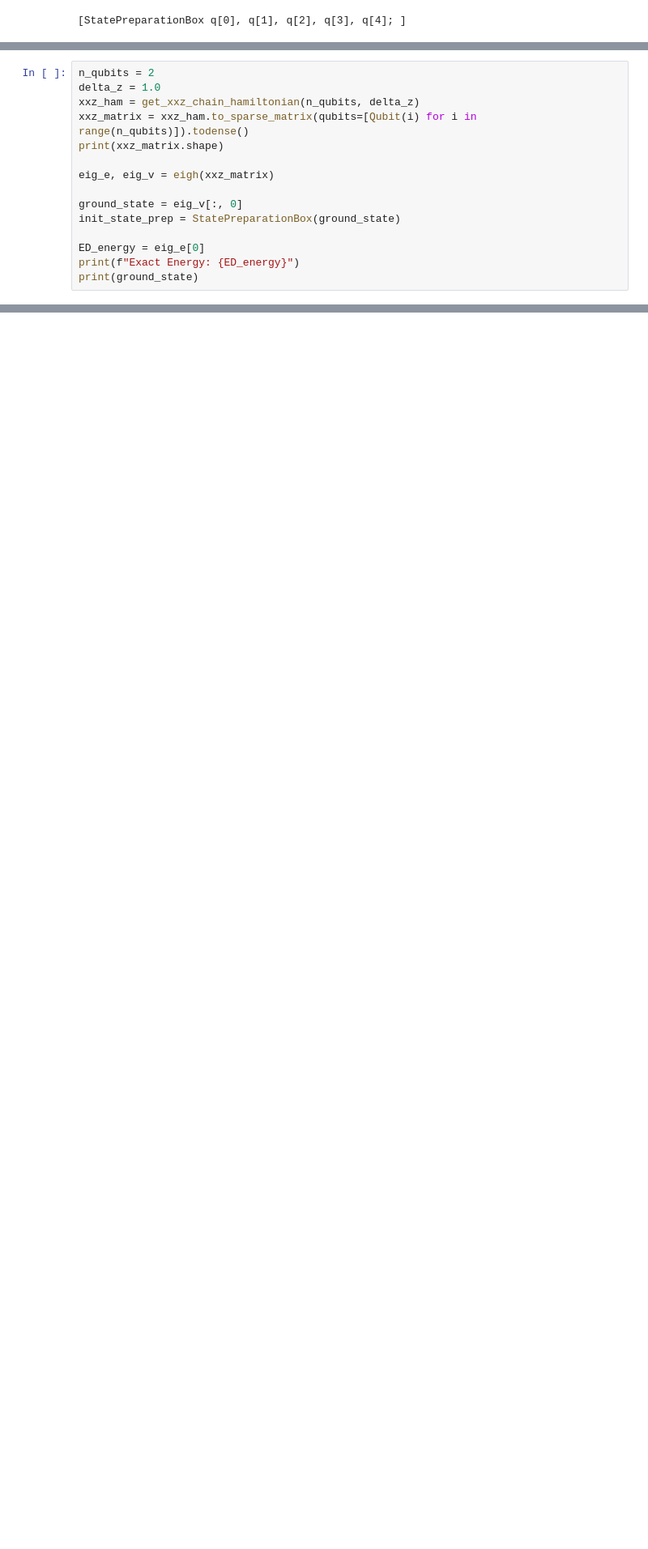
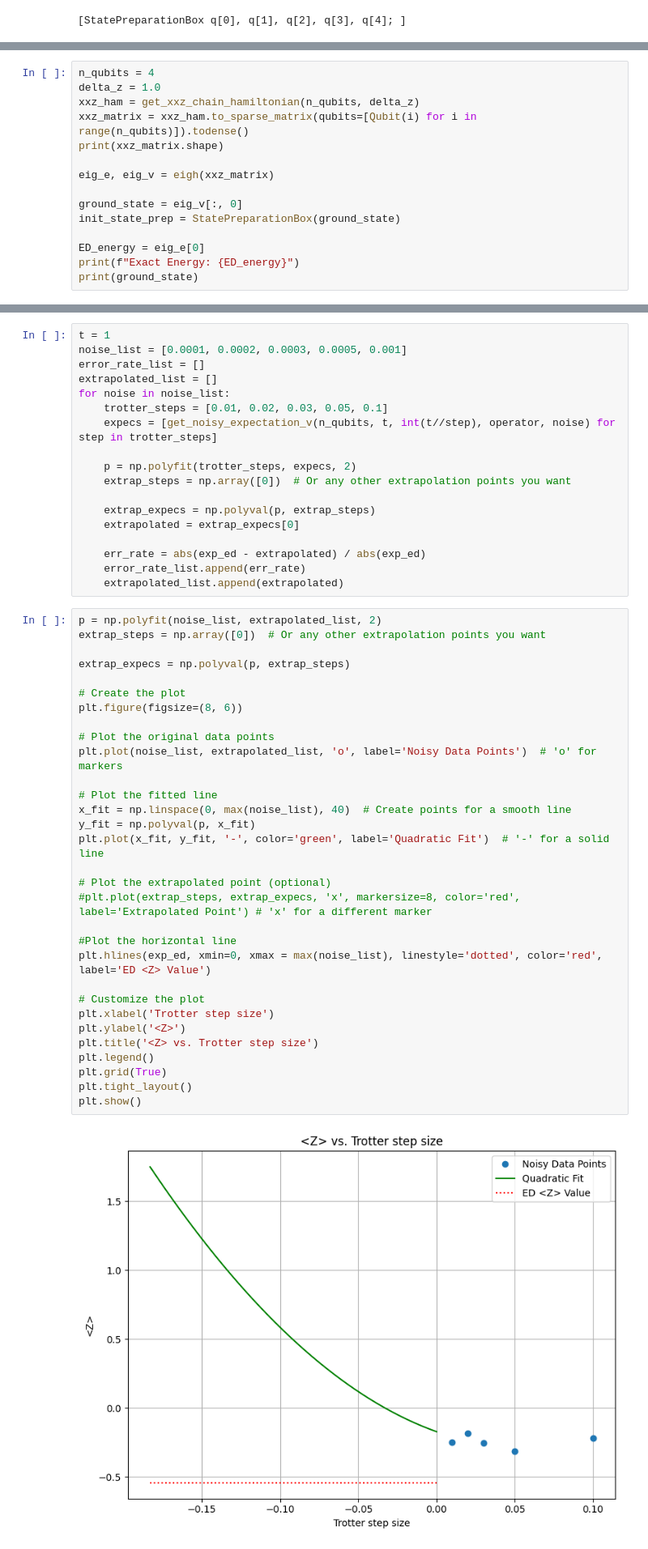
Before and after one commit to SiruLee/2025-Quantinuum, a Jupyter notebook: notebooks/hamiltonian_simulation.ipynb, the cells around one changed output, grey strips where cells are left out. Shown: that part at 81% size. Drawn from its saved outputs; the diff is of its cells as text; blank space fills up the shorter version.

Commit message:
Extrapolation

```diff
--- a/notebooks/hamiltonian_simulation.ipynb
+++ b/notebooks/hamiltonian_simulation.ipynb
@@ -1371,7 +1371,7 @@ from pytket.extensions.qiskit import AerStateBackend
 project = qnexus.projects.get_or_create(name="2025 iQuHack THQI")
 qnexus.context.set_active_project(project)
 # %%
-n_qubits = 2
+n_qubits = 4
 delta_z = 1.0
 xxz_ham = get_xxz_chain_hamiltonian(n_qubits, delta_z)
 xxz_matrix = xxz_ham.to_sparse_matrix(qubits=[Qubit(i) for i in range(n_qubits)]).todense()
@@ -1446,0 +1515,51 @@ print(fidelity)
+# %%
+t = 1
+noise_list = [0.0001, 0.0002, 0.0003, 0.0005, 0.001]
+error_rate_list = []
+extrapolated_list = []
+for noise in noise_list:
+    trotter_steps = [0.01, 0.02, 0.03, 0.05, 0.1]
+    expecs = [get_noisy_expectation_v(n_qubits, t, int(t//step), operator, noise) for step in trotter_steps]
+
+    p = np.polyfit(trotter_steps, expecs, 2)
+    extrap_steps = np.array([0])  # Or any other extrapolation points you want
+
+    extrap_expecs = np.polyval(p, extrap_steps)
+    extrapolated = extrap_expecs[0]
+
+    err_rate = abs(exp_ed - extrapolated) / abs(exp_ed)
+    error_rate_list.append(err_rate)
+    extrapolated_list.append(extrapolated)
+# %%
+p = np.polyfit(noise_list, extrapolated_list, 2)
+extrap_steps = np.array([0])  # Or any other extrapolation points you want
+
+extrap_expecs = np.polyval(p, extrap_steps)
+
+# Create the plot
+plt.figure(figsize=(8, 6))
+
+# Plot the original data points
+plt.plot(noise_list, extrapolated_list, 'o', label='Noisy Data Points')  # 'o' for markers
+
+# Plot the fitted line
+x_fit = np.linspace(0, max(noise_list), 40)  # Create points for a smooth line
+y_fit = np.polyval(p, x_fit)
+plt.plot(x_fit, y_fit, '-', color='green', label='Quadratic Fit')  # '-' for a solid line
+
+# Plot the extrapolated point (optional)
+#plt.plot(extrap_steps, extrap_expecs, 'x', markersize=8, color='red', label='Extrapolated Point') # 'x' for a different marker
+
+#Plot the horizontal line
+plt.hlines(exp_ed, xmin=0, xmax = max(noise_list), linestyle='dotted', color='red', label='ED <Z> Value')
+
+# Customize the plot
+plt.xlabel('Trotter step size')
+plt.ylabel('<Z>')
+plt.title('<Z> vs. Trotter step size')
+plt.legend()
+plt.grid(True)
+plt.tight_layout()
+plt.show()
+# %% [output]
+[figure, added]
```
Also changed, not shown: parts of 17 cells of this notebook.
